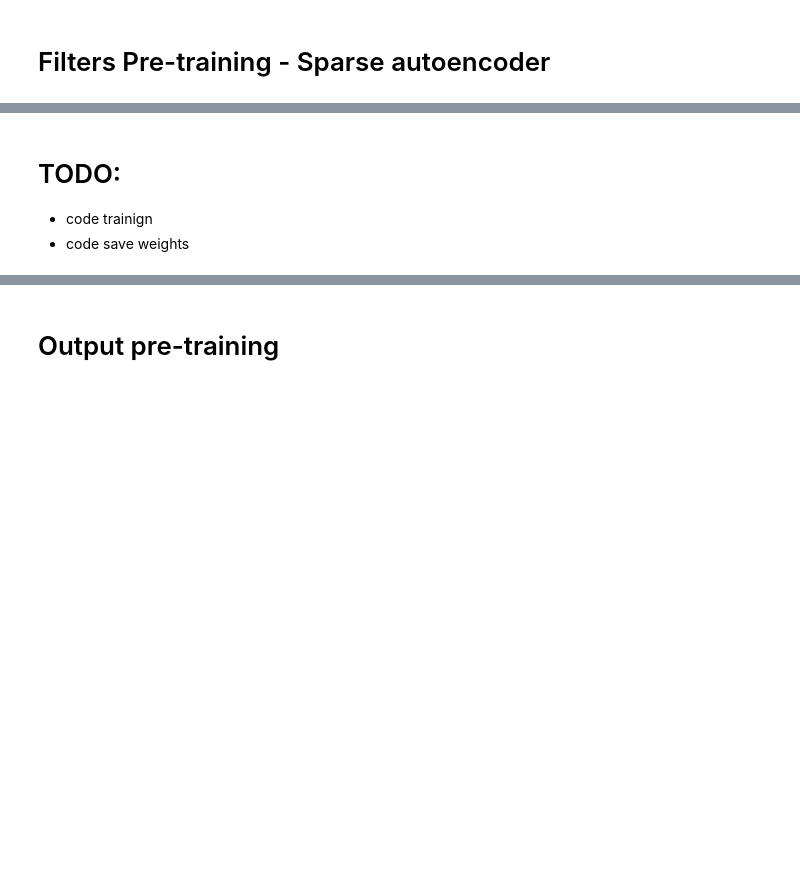
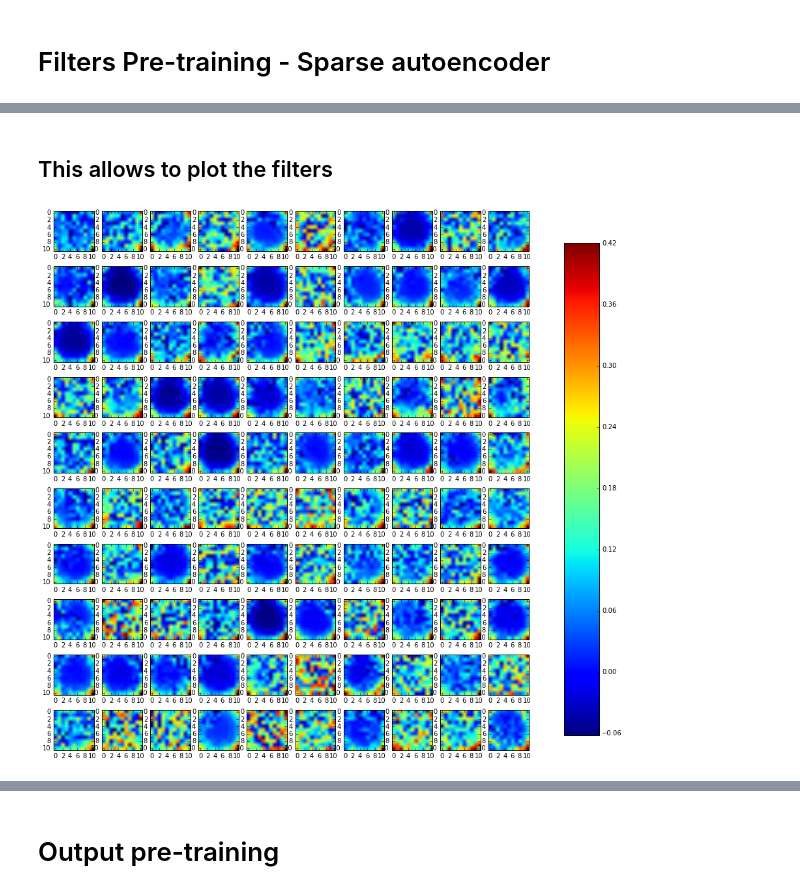
Before and after one commit to tbordierK/mva, a Jupyter notebook: medical/code/automatic_detection.ipynb, the cells around one changed output, grey strips where cells are left out. Drawn from its saved outputs; the diff is of its cells as text; code cells hidden in the pictures; blank space fills up the shorter version.

Commit message:
pre-training of filters

```diff
--- a/medical/code/automatic_detection.ipynb
+++ b/medical/code/automatic_detection.ipynb
@@ -141,0 +98,8 @@ class SparseActivityRegularizer(Regularizer):
+# %%
+file_h5 = h5py.File(PATH_TRAINING,'r')
+n = file_h5['X'].shape[0]
+# %%
+# Random sequences for random patches
+seq = np.random.randint(n,size = (int(N1)))
+i_idx = np.random.randint(64-11,size = (int(N1)))
+j_idx = np.random.randint(64-11,size = (int(N1)))
@@ -142,3 +128,7 @@ class SparseActivityRegularizer(Regularizer):
+# %%
+PATH_TRAINING = '../data/input_training.h5'
+nb_epoch = 50
+N1 = int(1e4)
 # %%
 lambd = 1e-4
 rho = 0.1
@@ -149,11 +139,14 @@ activity_regularizer = SparseActivityRegularizer(p=rho,beta=beta)
 autoencoder = Sequential()
 # Hidden layer, the bias is included by default
 autoencoder.add(Dense(100,input_dim=121,activation='sigmoid',W_regularizer=l2(lambd/2),activity_regularizer=activity_regularizer))
-autoencoder.add(Dense(121,W_regularizer=l2(lambd/2)))
+autoencoder.add(Dense(121,activation='sigmoid',W_regularizer=l2(lambd/2)))
 autoencoder.summary()
 
-sgd = SGD(lr=0.01, decay=1e-4, momentum=0.9, nesterov=True)
-autoencoder.compile(loss='mean_squared_error', optimizer=sgd)
+#sgd = SGD(lr=0.01, decay=1e-4, momentum=0.9, nesterov=True)
+ada = Adagrad()
+autoencoder.compile(loss='mean_squared_error', optimizer=ada)
+
+history = autoencoder.fit_generator(generate_patch_from_h5(PATH_TRAINING,seq,i_idx,j_idx),samples_per_epoch=N1, nb_epoch=nb_epoch,nb_worker=4)
 # %% [output]
 ____________________________________________________________________________________________________
 Layer (type)                     Output Shape          Param #     Connected to
@@ -167,4 +167,0 @@ ________________________________________________________________________________
-# %% [markdown]
-# TODO:
-- code trainign
-- code save weights
@@ -170,0 +170,18 @@ ________________________________________________________________________________
+# %% [markdown]
+## This allows to plot the filters
+# %%
+
+fig, axes = plt.subplots(nrows=10, ncols=10)
+for k,ax in enumerate(axes.flat):
+    im = ax.imshow(autoencoder.layers[0].get_weights()[0][:,k].reshape(11,11))
+
+fig.subplots_adjust(right=0.8)
+cbar_ax = fig.add_axes([0.85, 0.15, 0.05, 0.7])
+fig.colorbar(im, cax=cbar_ax)
+
+fig.set_figheight(15)
+fig.set_figwidth(15)
+
+plt.show()
+# %% [output]
+[figure, added]
```
Also changed, not shown: parts of 24 cells of this notebook, 4 other files.
